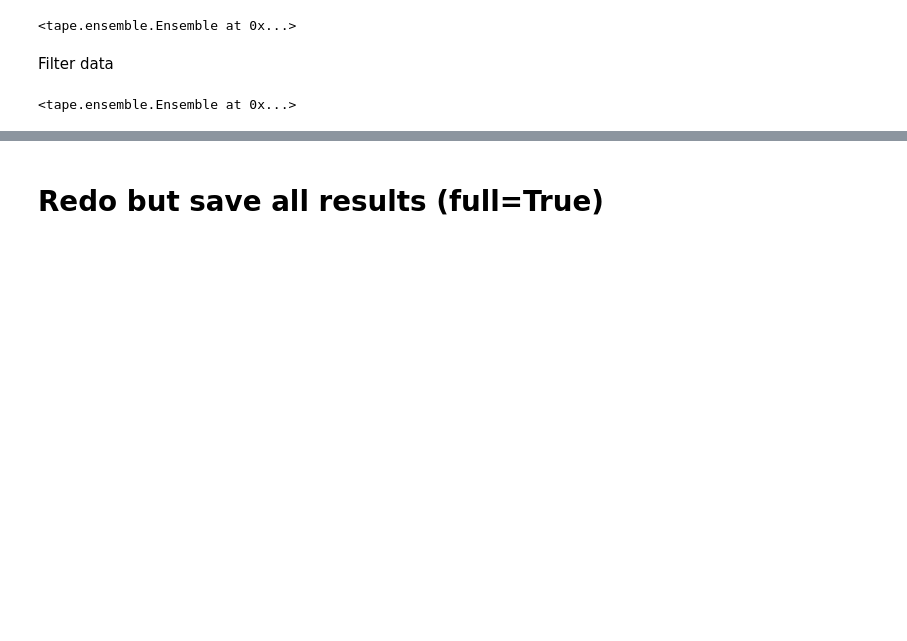
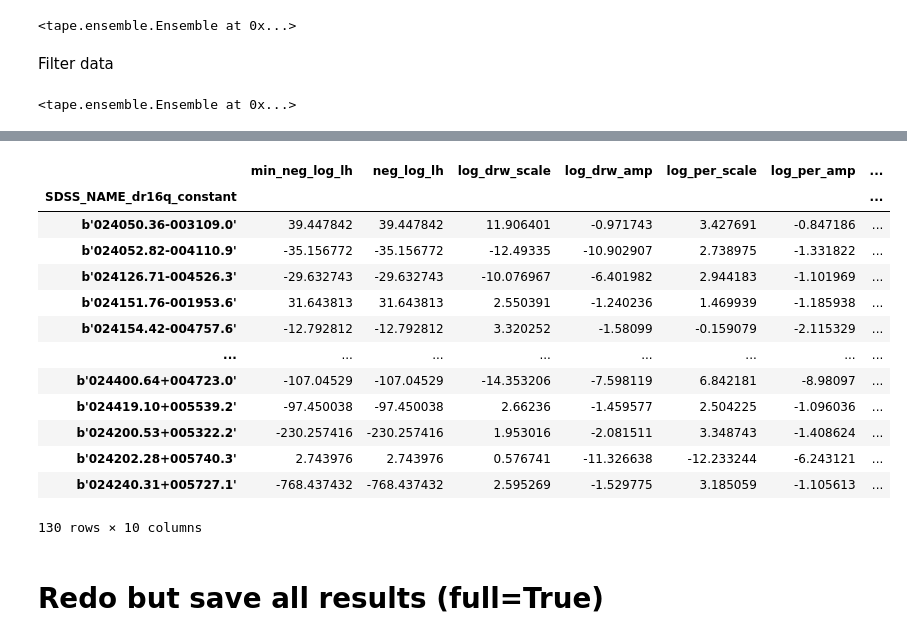
Before and after one commit to lincc-frameworks/notebooks_lf, a Jupyter notebook: PeriodDrw/Fit.ipynb, the cells around one changed output, grey strips where cells are left out. Drawn from its saved outputs; the diff is of its cells as text; code cells hidden in the pictures; blank space fills up the shorter version.

```diff
--- a/PeriodDrw/Fit.ipynb
+++ b/PeriodDrw/Fit.ipynb
@@ -186,20 +107,26 @@ res_tsp_drw = ens.batch(JaxPeriodDrwFit_instance.optimize_map_drw, 'mjd_ztf_sour
                 compute=True, meta=None, n_init=100)
 # %%
 username="wbeebe"
-def pack_output_to_parquet(result, columns, output_dir, output_filename, drop_cols=[]):
+def pack_output_to_parquet(result, cols, output_dir, output_filename, drop_cols=[], full=False):
     """Packs output to a dataframe, written as a parquet file. The created dataframe object is returned for inspection."""
-    dfs = []
+    result_df = None
+    if full:
+        # Construct dataframes with the results for each object.
+        dfs = []
+        for i in range(len(result)):
+            obj_data = result.iloc[i]
+            # Construct a series representing the index
+            obj_index = pd.Series(np.full(len(obj_data), result.index[i]), name=result.index.name)
+            dfs.append(pd.DataFrame(data=obj_data, columns=cols, index=obj_index))
 
-    # Construct dataframes with the results for each object. This works both in the case where we only returned
-    # the best result per object (a single array) and when we return a multidimesional array for all results
-    for i in range(len(result)):
-        obj_data = result.iloc[i]
-        # Construct a series representing the index
-        obj_index = pd.Series(np.full(len(obj_data), result.index[i]), name=result.index.name)
-        dfs.append(pd.DataFrame(data=obj_data, columns=columns, index=obj_index))
-
-    # Concatenate all of the dataframes
-    result_df = pd.concat(dfs)
+        # Concatenate all of the per-object dataframes
+        result_df = pd.concat(dfs)
+    else:
+        # Each object only has a 1D array in the result series, so the constructed
+        # dataframe has the same number of rows. So we can just do a 1:1 mapping with column names
+        result_df = pd.DataFrame(columns=cols, index=result.index)
+        for i in range(len(result)):
+            result_df.iloc[i] = result[i]
 
     # Drop any columns if requested.
     if drop_cols:
@@ -227,7 +170,23 @@ drw_df = pack_output_to_parquet(res_tsp_drw, drw_columns,
 # %%
 # Save output for results from the combined drw and periodic kernel
 combined_df = pack_output_to_parquet(res_tsp, combined_columns,
                        f"/astro/users/{username}", "res_tsp_run_g_0")
+combined_df
+# %% [output]
+|  | min_neg_log_lh | neg_log_lh | log_drw_scale | log_drw_amp | log_per_scale | log_per_amp | ... |
+| SDSS_NAME_dr16q_constant |  |  |  |  |  |  | ... |
+| b'024050.36-003109.0' | 39.447842 | 39.447842 | 11.906401 | -0.971743 | 3.427691 | -0.847186 | ... |
+| b'024052.82-004110.9' | -35.156772 | -35.156772 | -12.49335 | -10.902907 | 2.738975 | -1.331822 | ... |
+| b'024126.71-004526.3' | -29.632743 | -29.632743 | -10.076967 | -6.401982 | 2.944183 | -1.101969 | ... |
+| b'024151.76-001953.6' | 31.643813 | 31.643813 | 2.550391 | -1.240236 | 1.469939 | -1.185938 | ... |
+| b'024154.42-004757.6' | -12.792812 | -12.792812 | 3.320252 | -1.58099 | -0.159079 | -2.115329 | ... |
+| ... | ... | ... | ... | ... | ... | ... | ... |
+| b'024400.64+004723.0' | -107.04529 | -107.04529 | -14.353206 | -7.598119 | 6.842181 | -8.98097 | ... |
+| b'024419.10+005539.2' | -97.450038 | -97.450038 | 2.66236 | -1.459577 | 2.504225 | -1.096036 | ... |
+| b'024200.53+005322.2' | -230.257416 | -230.257416 | 1.953016 | -2.081511 | 3.348743 | -1.408624 | ... |
+| b'024202.28+005740.3' | 2.743976 | 2.743976 | 0.576741 | -11.326638 | -12.233244 | -6.243121 | ... |
+| b'024240.31+005727.1' | -768.437432 | -768.437432 | 2.595269 | -1.529775 | 3.185059 | -1.105613 | ... |
+130 rows × 10 columns
 # %% [markdown]
 # Redo but save all results (full=True)
 # %%
```
Also changed, not shown: parts of 5 cells of this notebook, 3 other files.
